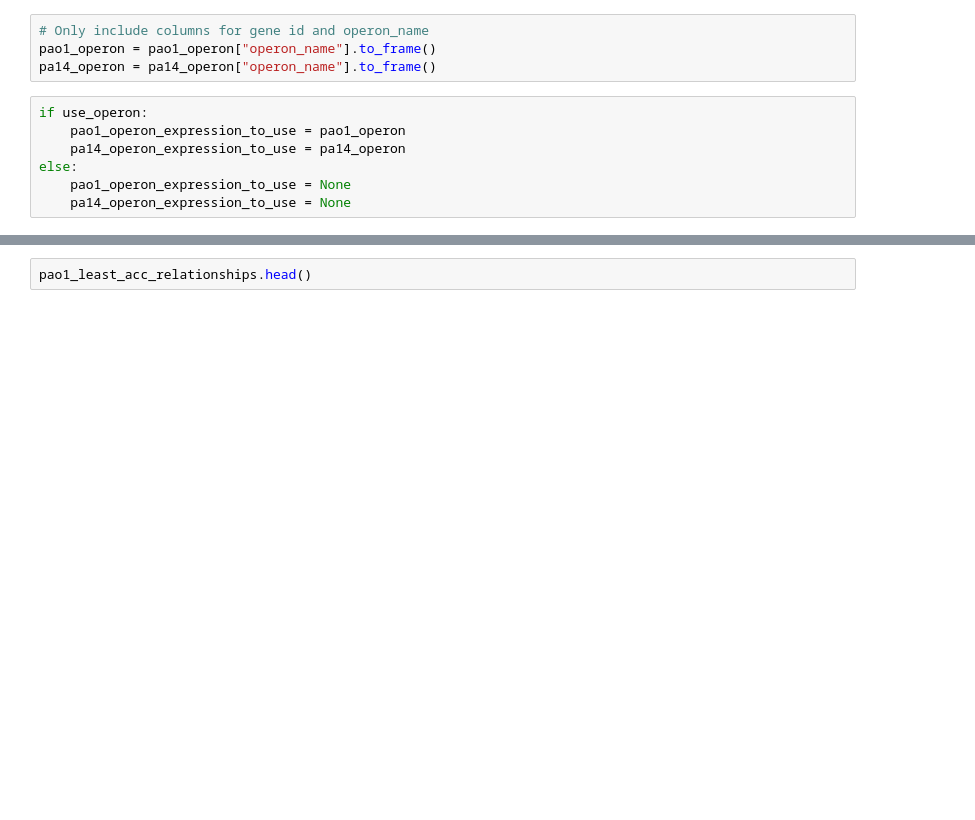
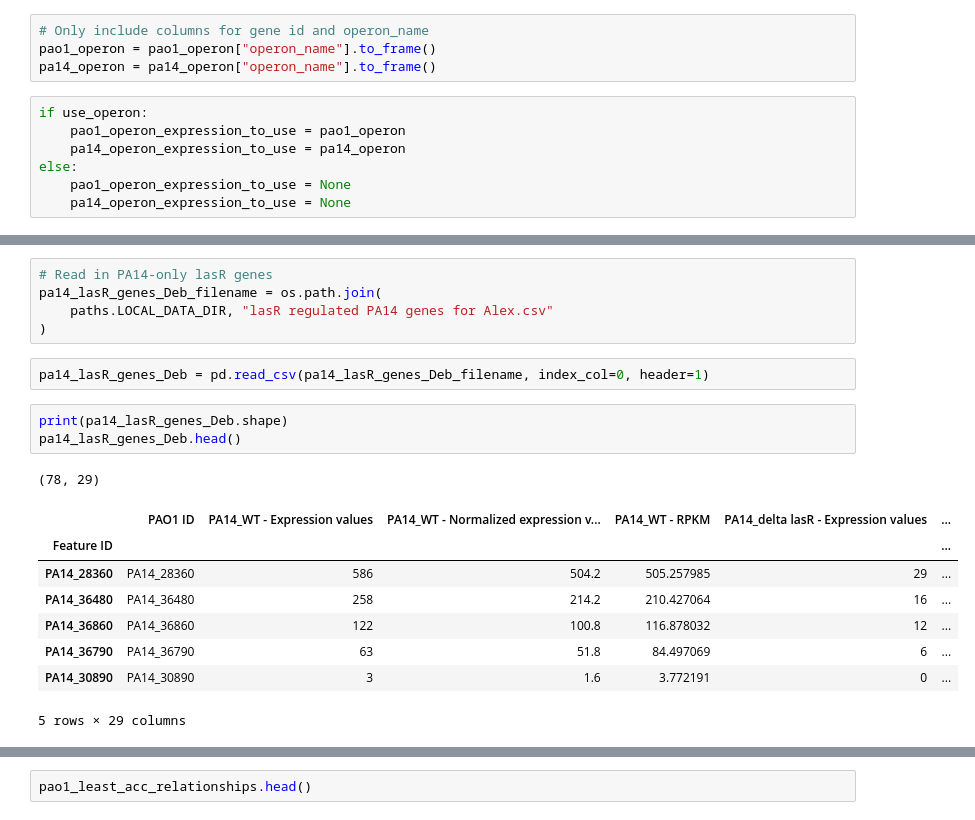
Before and after one commit to greenelab/core-accessory-interactome, a Jupyter notebook: core_core_analysis/3_find_related_acc_genes.ipynb, the cells around one changed output, grey strips where cells are left out. Drawn from its saved outputs; the diff is of its cells as text; blank space fills up the shorter version.

```diff
--- a/core_core_analysis/3_find_related_acc_genes.ipynb
+++ b/core_core_analysis/3_find_related_acc_genes.ipynb
@@ -156,0 +180,20 @@ else:
+# %%
+# Read in PA14-only lasR genes
+pa14_lasR_genes_Deb_filename = os.path.join(
+    paths.LOCAL_DATA_DIR, "lasR regulated PA14 genes for Alex.csv"
+)
+# %%
+pa14_lasR_genes_Deb = pd.read_csv(pa14_lasR_genes_Deb_filename, index_col=0, header=1)
+# %%
+print(pa14_lasR_genes_Deb.shape)
+pa14_lasR_genes_Deb.head()
+# %% [output]
+(78, 29)
+|  | PAO1 ID | PA14_WT - Expression values | PA14_WT - Normalized expression v... | PA14_WT - RPKM | PA14_delta lasR - Expression values | ... |
+| Feature ID |  |  |  |  |  | ... |
+| PA14_28360 | PA14_28360 | 586 | 504.2 | 505.257985 | 29 | ... |
+| PA14_36480 | PA14_36480 | 258 | 214.2 | 210.427064 | 16 | ... |
+| PA14_36860 | PA14_36860 | 122 | 100.8 | 116.878032 | 12 | ... |
+| PA14_36790 | PA14_36790 | 63 | 51.8 | 84.497069 | 6 | ... |
+| PA14_30890 | PA14_30890 | 3 | 1.6 | 3.772191 | 0 | ... |
+5 rows × 29 columns
```
Also changed, not shown: parts of 21 cells of this notebook, 6 other files.
